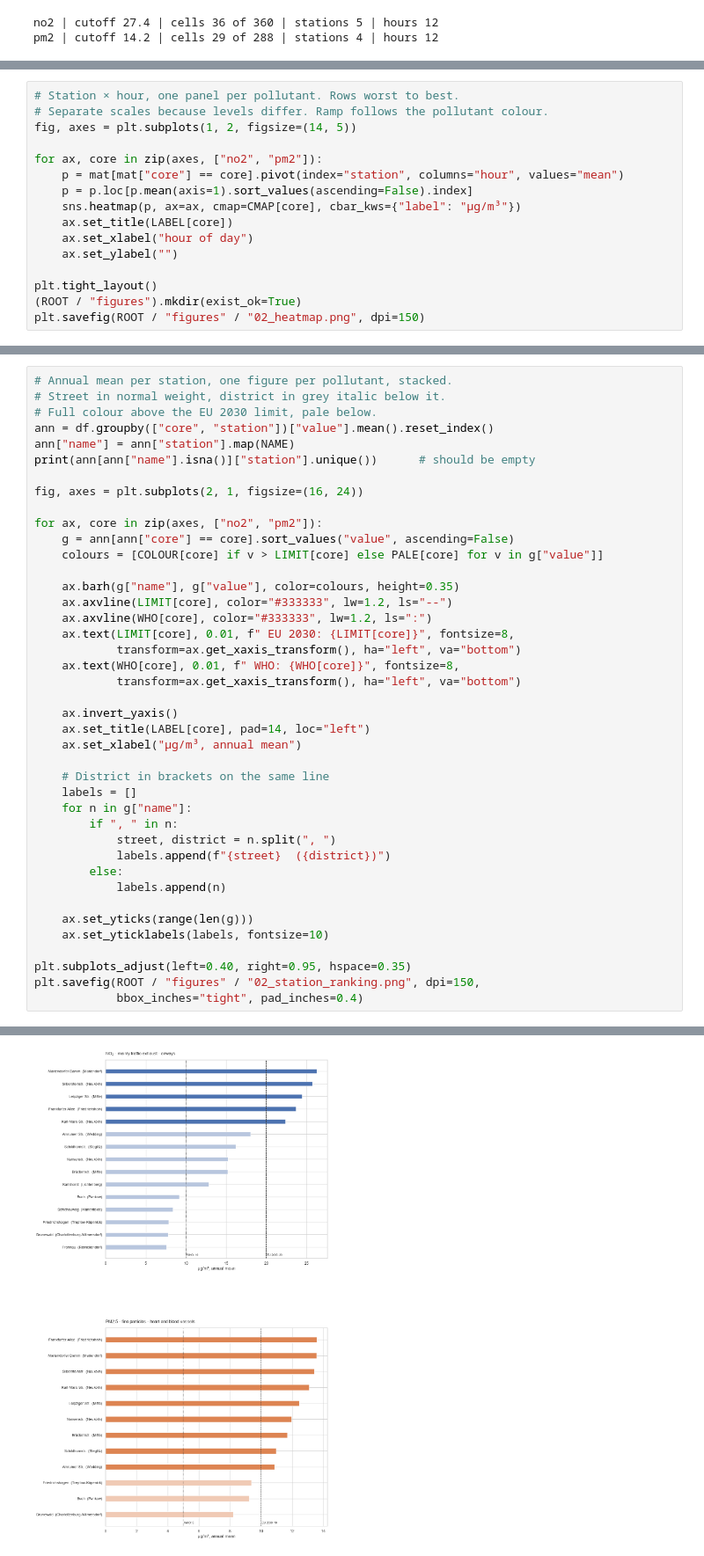
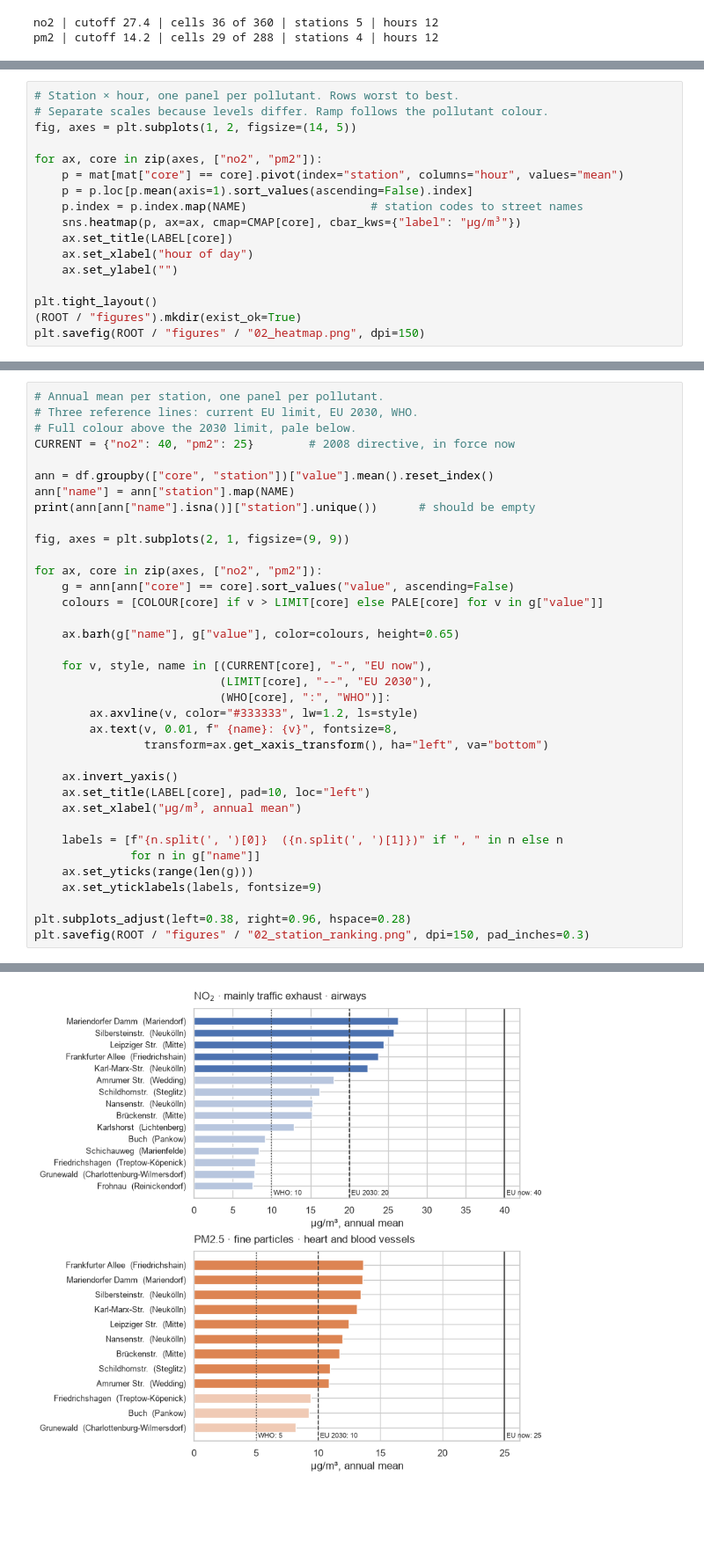
Before and after one commit to petrakuhnle/Air_Quality_Project, a Jupyter notebook: notebooks/02_peak_hours.ipynb, the cells around one changed output, grey strips where cells are left out. Shown at 88% size. Cells and saved outputs as stored; diff of their text form; blank space fills up the shorter version.

Commit message:
02: reorder figures, add weekday vs weekend, current EU limits on ranking

```diff
--- a/notebooks/02_peak_hours.ipynb
+++ b/notebooks/02_peak_hours.ipynb
@@ -161,6 +161,7 @@ fig, axes = plt.subplots(1, 2, figsize=(14, 5))
 for ax, core in zip(axes, ["no2", "pm2"]):
     p = mat[mat["core"] == core].pivot(index="station", columns="hour", values="mean")
     p = p.loc[p.mean(axis=1).sort_values(ascending=False).index]
+    p.index = p.index.map(NAME)                  # station codes to street names
     sns.heatmap(p, ax=ax, cmap=CMAP[core], cbar_kws={"label": "µg/m³"})
     ax.set_title(LABEL[core])
     ax.set_xlabel("hour of day")
@@ -198,46 +175,41 @@ plt.savefig(ROOT / "figures" / "02_daily_cycle_relative.png", dpi=150)
 # %%
-# Annual mean per station, one figure per pollutant, stacked.
-# Street in normal weight, district in grey italic below it.
-# Full colour above the EU 2030 limit, pale below.
+# Annual mean per station, one panel per pollutant.
+# Three reference lines: current EU limit, EU 2030, WHO.
+# Full colour above the 2030 limit, pale below.
+CURRENT = {"no2": 40, "pm2": 25}        # 2008 directive, in force now
+
 ann = df.groupby(["core", "station"])["value"].mean().reset_index()
 ann["name"] = ann["station"].map(NAME)
 print(ann[ann["name"].isna()]["station"].unique())      # should be empty
 
-fig, axes = plt.subplots(2, 1, figsize=(16, 24))
+fig, axes = plt.subplots(2, 1, figsize=(9, 9))
 
 for ax, core in zip(axes, ["no2", "pm2"]):
     g = ann[ann["core"] == core].sort_values("value", ascending=False)
     colours = [COLOUR[core] if v > LIMIT[core] else PALE[core] for v in g["value"]]
 
-    ax.barh(g["name"], g["value"], color=colours, height=0.35)
-    ax.axvline(LIMIT[core], color="#333333", lw=1.2, ls="--")
-    ax.axvline(WHO[core], color="#333333", lw=1.2, ls=":")
-    ax.text(LIMIT[core], 0.01, f" EU 2030: {LIMIT[core]}", fontsize=8,
-            transform=ax.get_xaxis_transform(), ha="left", va="bottom")
-    ax.text(WHO[core], 0.01, f" WHO: {WHO[core]}", fontsize=8,
-            transform=ax.get_xaxis_transform(), ha="left", va="bottom")
+    ax.barh(g["name"], g["value"], color=colours, height=0.65)
+
+    for v, style, name in [(CURRENT[core], "-", "EU now"),
+                           (LIMIT[core], "--", "EU 2030"),
+                           (WHO[core], ":", "WHO")]:
+        ax.axvline(v, color="#333333", lw=1.2, ls=style)
+        ax.text(v, 0.01, f" {name}: {v}", fontsize=8,
+                transform=ax.get_xaxis_transform(), ha="left", va="bottom")
 
     ax.invert_yaxis()
-    ax.set_title(LABEL[core], pad=14, loc="left")
+    ax.set_title(LABEL[core], pad=10, loc="left")
     ax.set_xlabel("µg/m³, annual mean")
 
-    # District in brackets on the same line
-    labels = []
-    for n in g["name"]:
-        if ", " in n:
-            street, district = n.split(", ")
-            labels.append(f"{street}  ({district})")
-        else:
-            labels.append(n)
+    labels = [f"{n.split(', ')[0]}  ({n.split(', ')[1]})" if ", " in n else n
+              for n in g["name"]]
+    ax.set_yticks(range(len(g)))
+    ax.set_yticklabels(labels, fontsize=9)
 
-    ax.set_yticks(range(len(g)))
-    ax.set_yticklabels(labels, fontsize=10)
-
-plt.subplots_adjust(left=0.40, right=0.95, hspace=0.35)
-plt.savefig(ROOT / "figures" / "02_station_ranking.png", dpi=150,
-            bbox_inches="tight", pad_inches=0.4)
+plt.subplots_adjust(left=0.38, right=0.96, hspace=0.28)
+plt.savefig(ROOT / "figures" / "02_station_ranking.png", dpi=150, pad_inches=0.3)
 # %% [output]
 <StringArray>
 []
 Length: 0, dtype: str
-[figure, old version]
+[figure, new version]
```
Also changed, not shown: parts of 8 cells of this notebook, 6 other files.
